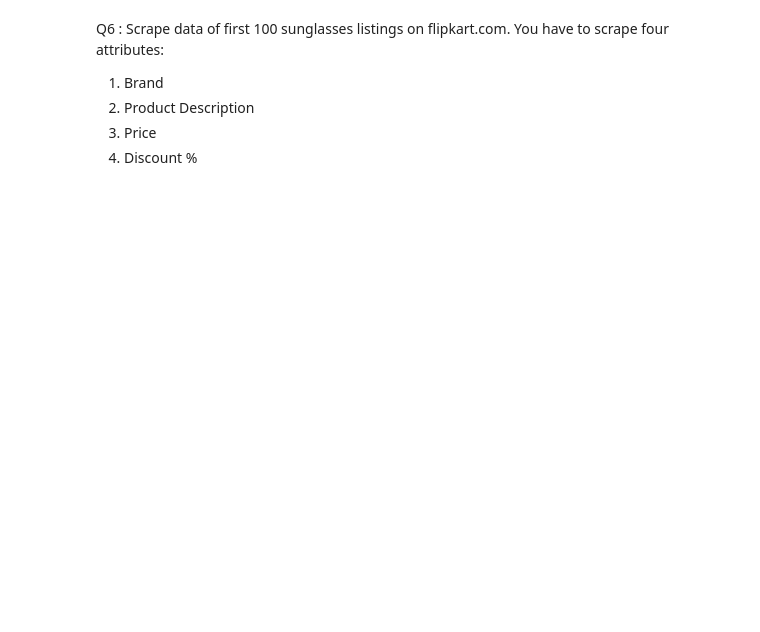
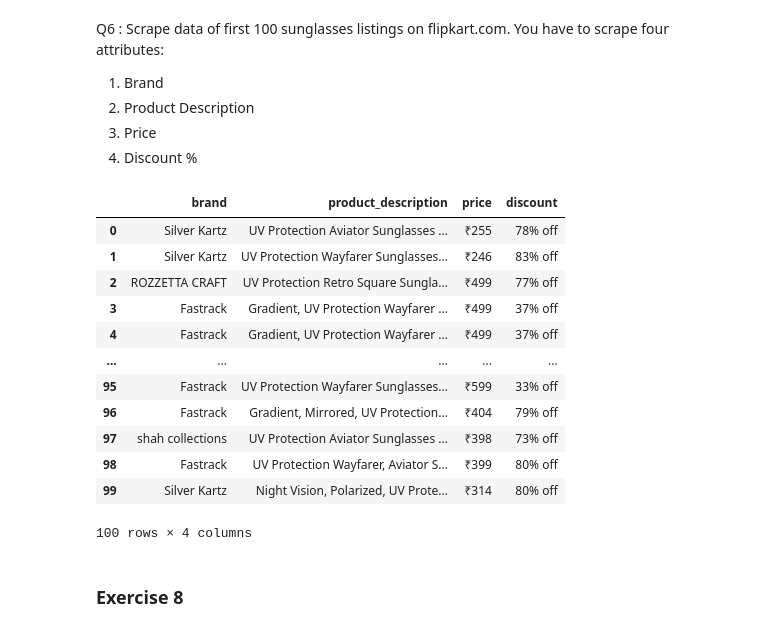
Before and after one commit to jazzcod/Flip_Robo_Projects, a Jupyter notebook: Flip_Robo_Selenium_Assignment_2.0.ipynb, the cells around one changed output. Drawn from its saved outputs; the diff is of its cells as text; code cells hidden in the pictures; blank space fills up the shorter version.

```diff
--- a/Flip_Robo_Selenium_Assignment_2.0.ipynb
+++ b/Flip_Robo_Selenium_Assignment_2.0.ipynb
@@ -808,0 +834,65 @@ driver.get("https://www.flipkart.com/")
+# %%
+#creating empty lists
+brand=[]
+product_description=[]
+price=[]
+discount=[]
+
+#creating a loop for the page numbers
+for page in range(0,4):
+
+    #finding tags for brand names
+    brand_name_tags=driver.find_elements_by_xpath("//div[@class='_2WkVRV']")
+
+    #finding tags for product description
+    product_description_tags=driver.find_elements_by_xpath("//a[@class='IRpwTa']")
+
+    #finding tags for price
+    price_tags=driver.find_elements_by_class_name("_30jeq3")
+
+    #finding tags for discount
+    discount_tags=driver.find_elements_by_class_name("_3Ay6Sb")
+
+    #finding text element in brand tags
+    for i in brand_name_tags:
+        brand_name=i.text
+        brand.append(brand_name)
+
+    #finding text element in description tags
+    for i in product_description_tags:
+        product=i.text
+        product_description.append(product)
+
+    #finding text element in price tags
+    for i in price_tags:
+        prices=i.text
+        price.append(prices)
+
+     #finding text element in discount tags
+    for i in discount_tags:
+        dis=i.text
+        discount.append(dis)
+
+#creating a dataframe
+Sunglass=pd.DataFrame({})
+Sunglass["brand"]=brand[:100]
+Sunglass["product_description"]=product_description[:100]
+Sunglass["price"]=price[:100]
+Sunglass["discount"]=discount[:100]
+Sunglass
+# %% [output]
+|  | brand | product_description | price | discount |
+| 0 | Silver Kartz | UV Protection Aviator Sunglasses ... | ₹255 | 78% off |
+| 1 | Silver Kartz | UV Protection Wayfarer Sunglasses... | ₹246 | 83% off |
+| 2 | ROZZETTA CRAFT | UV Protection Retro Square Sungla... | ₹499 | 77% off |
+| 3 | Fastrack | Gradient, UV Protection Wayfarer ... | ₹499 | 37% off |
+| 4 | Fastrack | Gradient, UV Protection Wayfarer ... | ₹499 | 37% off |
+| ... | ... | ... | ... | ... |
+| 95 | Fastrack | UV Protection Wayfarer Sunglasses... | ₹599 | 33% off |
+| 96 | Fastrack | Gradient, Mirrored, UV Protection... | ₹404 | 79% off |
+| 97 | shah collections | UV Protection Aviator Sunglasses ... | ₹398 | 73% off |
+| 98 | Fastrack | UV Protection Wayfarer, Aviator S... | ₹399 | 80% off |
+| 99 | Silver Kartz | Night Vision, Polarized, UV Prote... | ₹314 | 80% off |
+100 rows × 4 columns
+# %% [markdown]
+### Exercise 8
```
Also changed, not shown: parts of 44 cells of this notebook.
